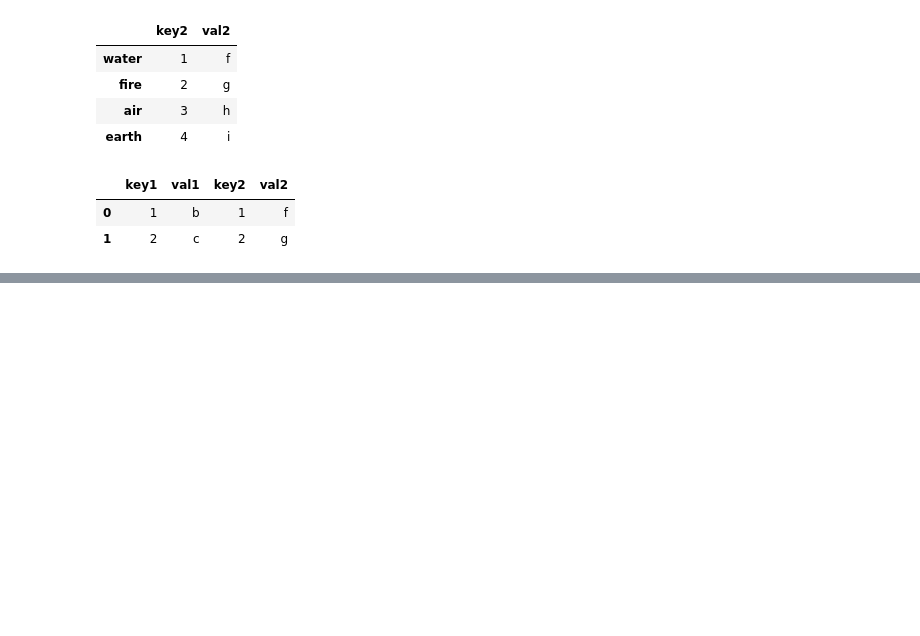
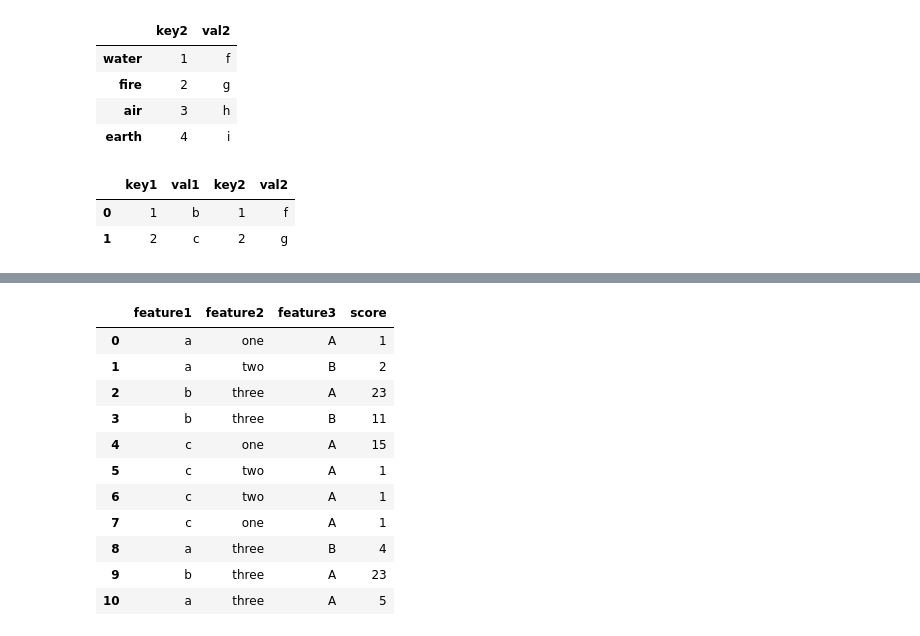
Before and after one commit to skeydan/data-science-with-python, a Jupyter notebook: notebooks/pandas.ipynb, the cells around one changed output, grey strips where cells are left out. Cells and saved outputs as stored; diff of their text form; code cells hidden in the pictures; blank space fills up the shorter version.

```diff
--- a/notebooks/pandas.ipynb
+++ b/notebooks/pandas.ipynb
@@ -408,0 +667,19 @@ pd.merge(frame1, frame2, left_on='key1', right_on='key2', how='inner')
+# %%
+df = pd.DataFrame({'feature1': ['a','a','b','b','c','c','c','c','a','b','a'],
+                     'feature2': ['one','two','three','three','one','two','two','one','three','three','three'],
+                     'feature3': ['A','B','A','B','A','A','A','A','B','A','A'],
+                     'score': [1,2,23,11,15,1,1,1,4,23,5]})
+df
+# %% [output]
+|  | feature1 | feature2 | feature3 | score |
+| 0 | a | one | A | 1 |
+| 1 | a | two | B | 2 |
+| 2 | b | three | A | 23 |
+| 3 | b | three | B | 11 |
+| 4 | c | one | A | 15 |
+| 5 | c | two | A | 1 |
+| 6 | c | two | A | 1 |
+| 7 | c | one | A | 1 |
+| 8 | a | three | B | 4 |
+| 9 | b | three | A | 23 |
+| 10 | a | three | A | 5 |
```
Also changed, not shown: parts of 85 cells of this notebook.
